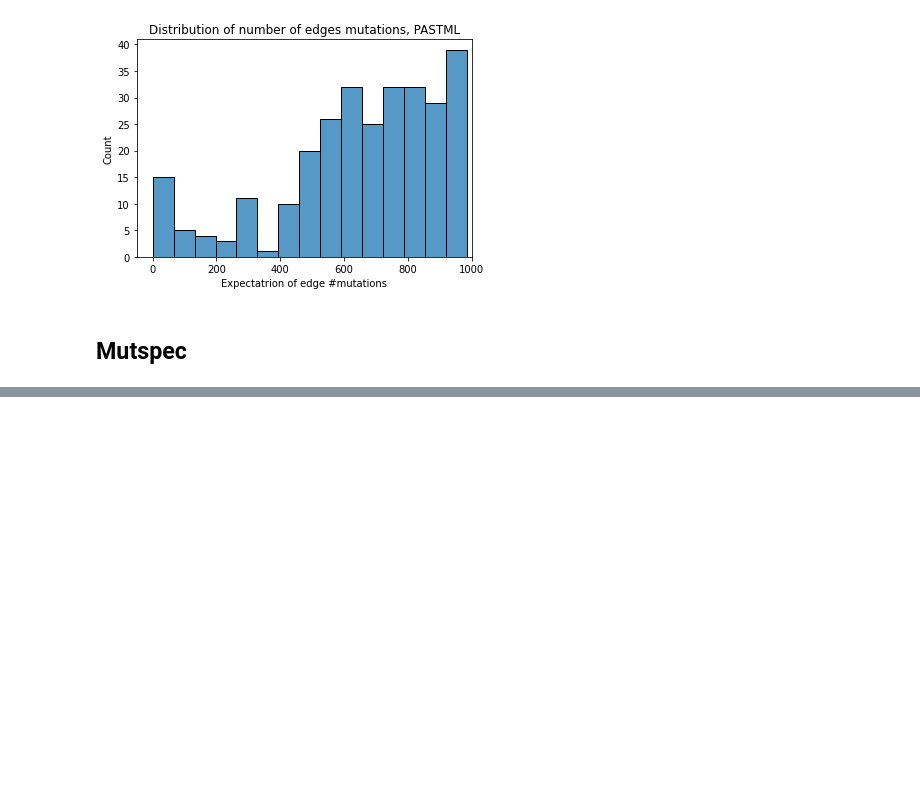
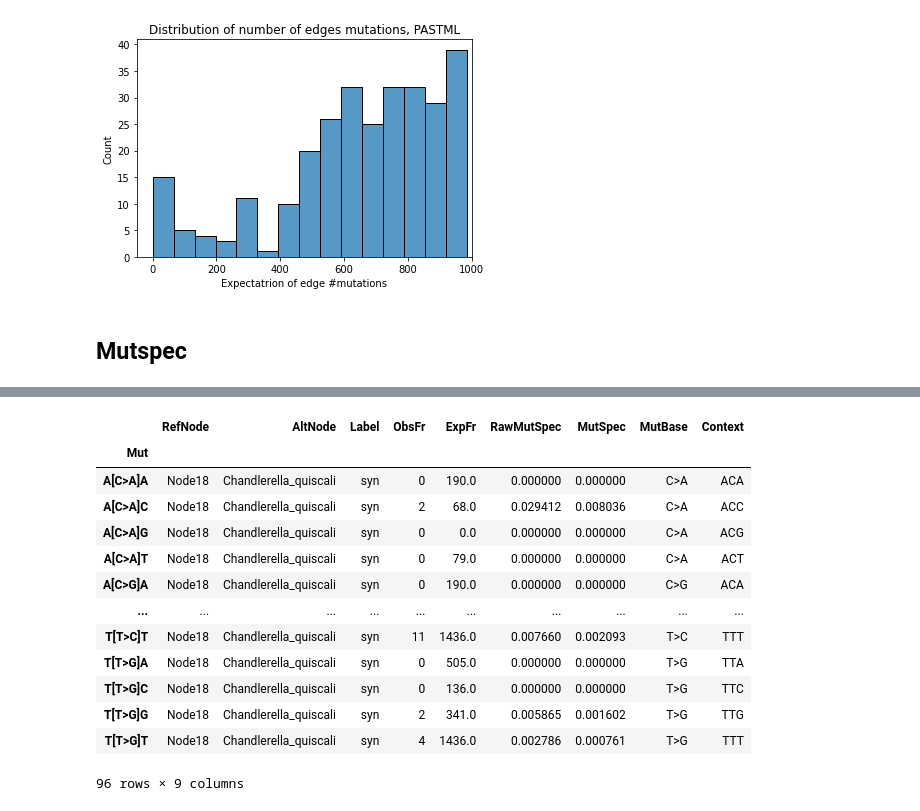
Before and after one commit to mitoclub/PyMutSpec, a Jupyter notebook: notebooks/pastml_report.ipynb, the cells around one changed output, grey strips where cells are left out. Saved outputs shown, nothing was run; the diff lists cells and outputs as text; code cells hidden in the pictures; blank space fills up the shorter version.

```diff
--- a/notebooks/pastml_report.ipynb
+++ b/notebooks/pastml_report.ipynb
@@ -319,3 +363,20 @@ plot_mutspec192(mutspec_pastml[mutspec_pastml.Label == lbl], f"{lbl} mutational
+# %%
+df1
+# %% [output]
+|  | RefNode | AltNode | Label | ObsFr | ExpFr | RawMutSpec | MutSpec | MutBase | Context |
+| Mut |  |  |  |  |  |  |  |  |  |
+| A[C>A]A | Node18 | Chandlerella_quiscali | syn | 0 | 190.0 | 0.000000 | 0.000000 | C>A | ACA |
+| A[C>A]C | Node18 | Chandlerella_quiscali | syn | 2 | 68.0 | 0.029412 | 0.008036 | C>A | ACC |
+| A[C>A]G | Node18 | Chandlerella_quiscali | syn | 0 | 0.0 | 0.000000 | 0.000000 | C>A | ACG |
+| A[C>A]T | Node18 | Chandlerella_quiscali | syn | 0 | 79.0 | 0.000000 | 0.000000 | C>A | ACT |
+| A[C>G]A | Node18 | Chandlerella_quiscali | syn | 0 | 190.0 | 0.000000 | 0.000000 | C>G | ACA |
+| ... | ... | ... | ... | ... | ... | ... | ... | ... | ... |
+| T[T>C]T | Node18 | Chandlerella_quiscali | syn | 11 | 1436.0 | 0.007660 | 0.002093 | T>C | TTT |
+| T[T>G]A | Node18 | Chandlerella_quiscali | syn | 0 | 505.0 | 0.000000 | 0.000000 | T>G | TTA |
+| T[T>G]C | Node18 | Chandlerella_quiscali | syn | 0 | 136.0 | 0.000000 | 0.000000 | T>G | TTC |
+| T[T>G]G | Node18 | Chandlerella_quiscali | syn | 2 | 341.0 | 0.005865 | 0.001602 | T>G | TTG |
+| T[T>G]T | Node18 | Chandlerella_quiscali | syn | 4 | 1436.0 | 0.002786 | 0.000761 | T>G | TTT |
+96 rows × 9 columns
 # %%
 sims_data = []
 for lbl in mutspec_simple.Label.unique():
```
Also changed, not shown: parts of 13 cells of this notebook, 3 other files.
